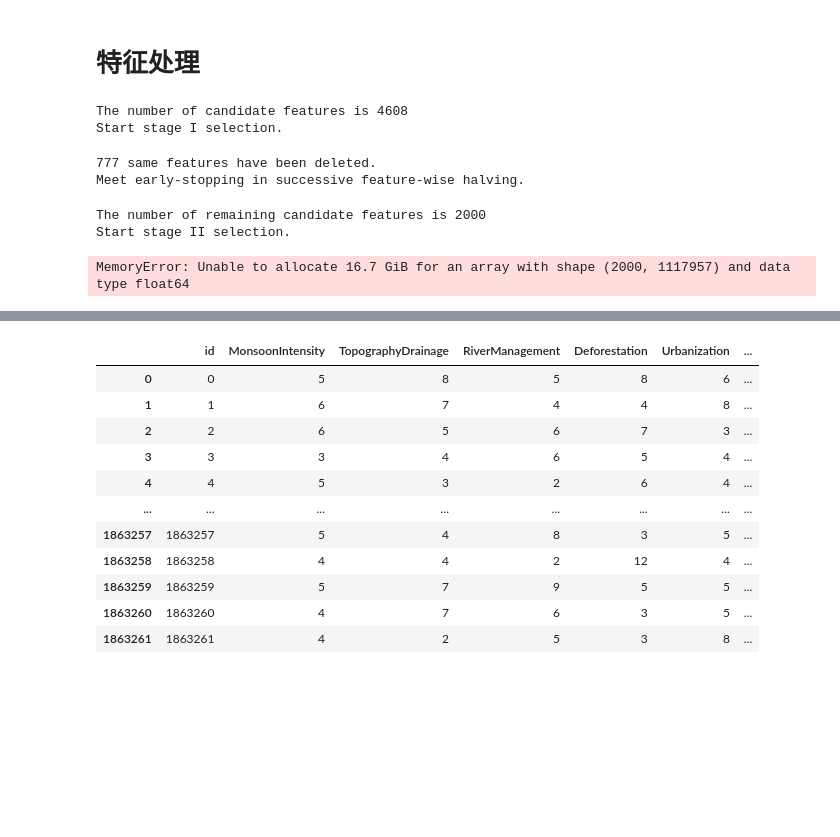
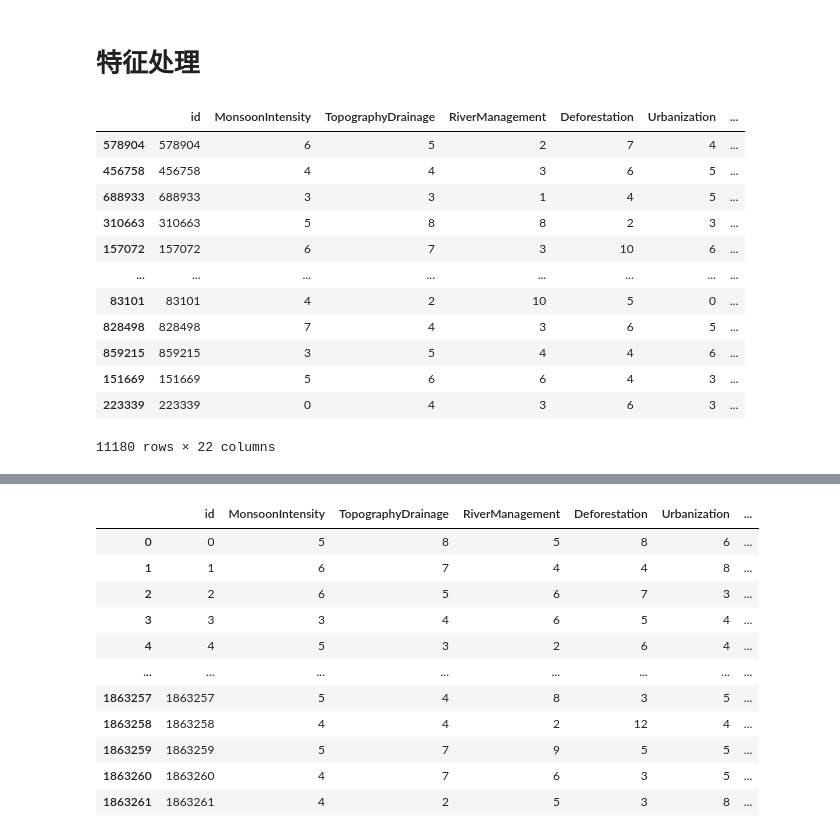
Before and after one commit to haimianxing/my_nbooks, a Jupyter notebook: mycode/flud/flud-baseline.ipynb, the cells around one changed output, grey strips where cells are left out. Drawn from its saved outputs; the diff is of its cells as text; code cells hidden in the pictures; blank space fills up the shorter version.

```diff
--- a/mycode/flud/flud-baseline.ipynb
+++ b/mycode/flud/flud-baseline.ipynb
@@ -70,19 +23,22 @@ df_test # 测试集数量  745305
 745305 rows × 21 columns
 # %% [markdown]
 # 特征处理
+# %%
+df_train = df.sample(frac=0.01)
+df_train
+# %% [output]
+|  | id | MonsoonIntensity | TopographyDrainage | RiverManagement | Deforestation | Urbanization | ... |
+| 578904 | 578904 | 6 | 5 | 2 | 7 | 4 | ... |
+| 456758 | 456758 | 4 | 4 | 3 | 6 | 5 | ... |
+| 688933 | 688933 | 3 | 3 | 1 | 4 | 5 | ... |
+| 310663 | 310663 | 5 | 8 | 8 | 2 | 3 | ... |
+| 157072 | 157072 | 6 | 7 | 3 | 10 | 6 | ... |
+| ... | ... | ... | ... | ... | ... | ... | ... |
+| 83101 | 83101 | 4 | 2 | 10 | 5 | 0 | ... |
+| 828498 | 828498 | 7 | 4 | 3 | 6 | 5 | ... |
+| 859215 | 859215 | 3 | 5 | 4 | 4 | 6 | ... |
+| 151669 | 151669 | 5 | 6 | 6 | 4 | 3 | ... |
+| 223339 | 223339 | 0 | 4 | 3 | 6 | 3 | ... |
+11180 rows × 22 columns
 # %%
 train_x,train_y,test_x,n_jobs = df.drop('FloodProbability',axis=1),df['FloodProbability'],df_test,8
-# %%
-from openfe import OpenFE, transform
-
-ofe = OpenFE()
-features = ofe.fit(data=train_x, label=train_y, n_jobs=n_jobs)  # generate new features
-train_x, test_x = transform(train_x, test_x, features, n_jobs=n_jobs) # transform the train and test data according to generated features.
-# %% [output]
-The number of candidate features is 4608
-Start stage I selection.
-777 same features have been deleted.
-Meet early-stopping in successive feature-wise halving.
-The number of remaining candidate features is 2000
-Start stage II selection.
-MemoryError: Unable to allocate 16.7 GiB for an array with shape (2000, 1117957) and data type float64
```
Also changed, not shown: parts of 5 cells of this notebook, 3 other files.
